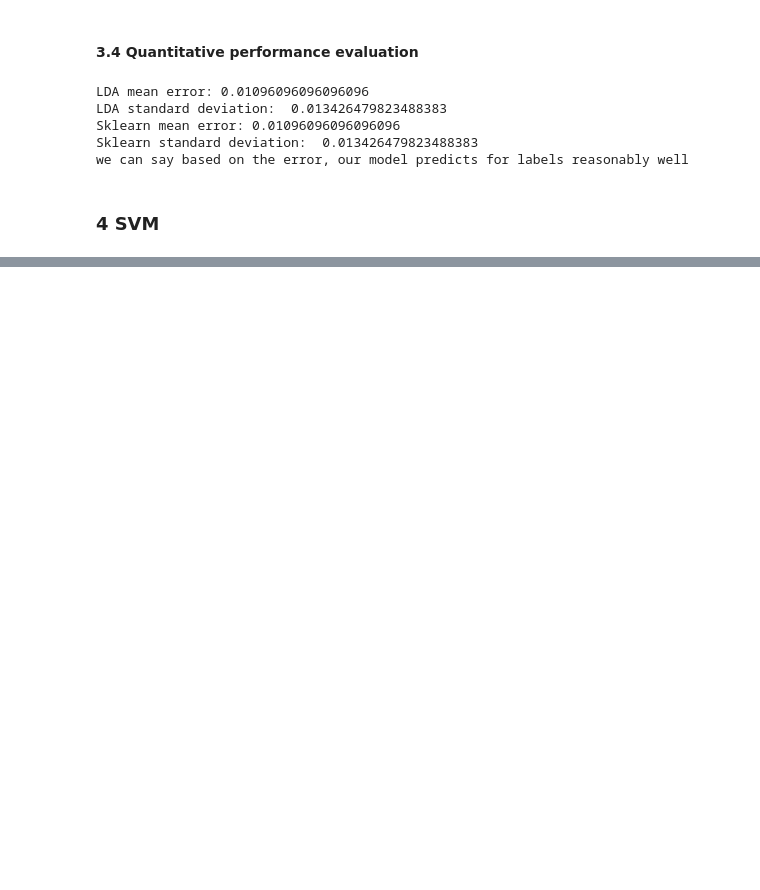
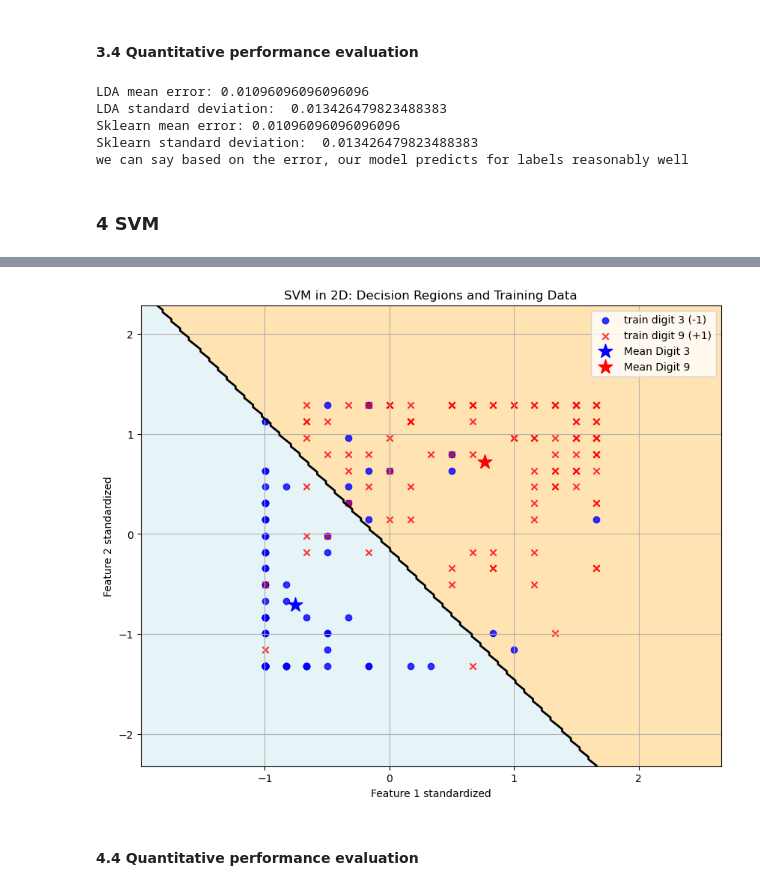
Before and after one commit to binyamolango/machine_learning_essentials, a Jupyter notebook: ex01_linear_classifiers/linear-classifiers.ipynb, the cells around one changed output, grey strips where cells are left out. Drawn from its saved outputs; the diff is of its cells as text; code cells hidden in the pictures; blank space fills up the shorter version.

```diff
--- a/ex01_linear_classifiers/linear-classifiers.ipynb
+++ b/ex01_linear_classifiers/linear-classifiers.ipynb
@@ -490,0 +647,4 @@ we can say based on the error, our model predicts for labels reasonably well
+# %%
+def predict_svm(beta, b, X):
+    scores = X @ beta + b
+    return np.where(scores >= 0, 1, -1)
@@ -490,0 +686,56 @@ we can say based on the error, our model predicts for labels reasonably well
+# %%
+f1 = X_train_svm_2d_scaled[:, 0]
+f2 = X_train_svm_2d_scaled[:, 1]
+
+# find min and max for each feature separately
+min_f1_raw = f1.min()
+max_f1_raw = f1.max()
+min_f2_raw = f2.min()
+max_f2_raw = f2.max()
+
+# add padding
+min_f1 = min_f1_raw - 1
+max_f1 = max_f1_raw + 1
+min_f2 = min_f2_raw - 1
+max_f2 = max_f2_raw + 1
+
+# create the grid with the grid_size 200 which we already declared in task 2.4
+grid_size = 200
+f1_vals = np.linspace(min_f1, max_f1, grid_size)
+f2_vals = np.linspace(min_f2, max_f2, grid_size)
+F1, F2 = np.meshgrid(f1_vals, f2_vals)
+
+# stack F1 and F2 into two columns but they should be flatten (output will have a shape of (40,000, 2))
+grid_features = np.column_stack([F1.ravel(), F2.ravel()])
+
+predicted_grid_labels = predict_svm(beta_svm_2d, b_svm_2d, grid_features).reshape(F1.shape)
+
+# plot the decision regions
+plt.figure(figsize=(10, 8))
+plt.contourf(F1, F2, predicted_grid_labels, levels=[-1, 0, 1], colors=['lightblue', 'orange'], alpha=0.3)
+plt.contour(F1, F2, predicted_grid_labels, levels=[0], colors='black', linewidths=2)
+
+# overlay the train data on the 200x200 grid
+mask3 = (y_train_svm == -1)
+mask9 = (y_train_svm == 1)
+
+plt.scatter(X_train_svm_2d_scaled[mask3, 0], X_train_svm_2d_scaled[mask3, 1], label='train digit 3 (-1)', marker='o', color='blue', alpha=0.8)
+plt.scatter(X_train_svm_2d_scaled[mask9, 0], X_train_svm_2d_scaled[mask9, 1], label='train digit 9 (+1)',  marker='x', color='red',  alpha=0.8)
+
+# plot the class means
+mean3 = X_train_svm_2d_scaled[mask3].mean(axis=0)
+mean9 = X_train_svm_2d_scaled[mask9].mean(axis=0)
+
+plt.scatter(mean3[0], mean3[1], label='Mean Digit 3', marker='*', s=200, color='blue')
+plt.scatter(mean9[0], mean9[1], label='Mean Digit 9', marker='*', s=200, color='red')
+
+plt.title('SVM in 2D: Decision Regions and Training Data')
+plt.xlabel('Feature 1 standardized')
+plt.ylabel('Feature 2 standardized')
+plt.legend()
+plt.grid()
+plt.show()
+# %% [output]
+[figure, added]
+# %% [markdown]
+#### 4.4 Quantitative performance evaluation
```
Also changed, not shown: parts of 25 cells of this notebook, 1 other file.
